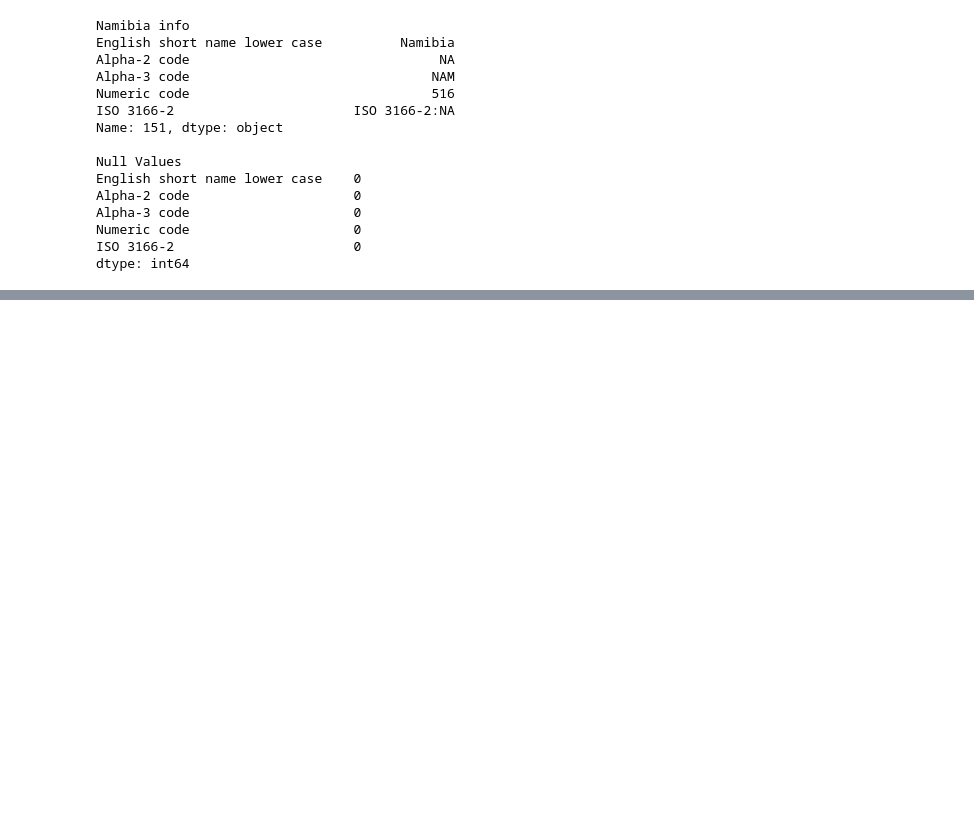
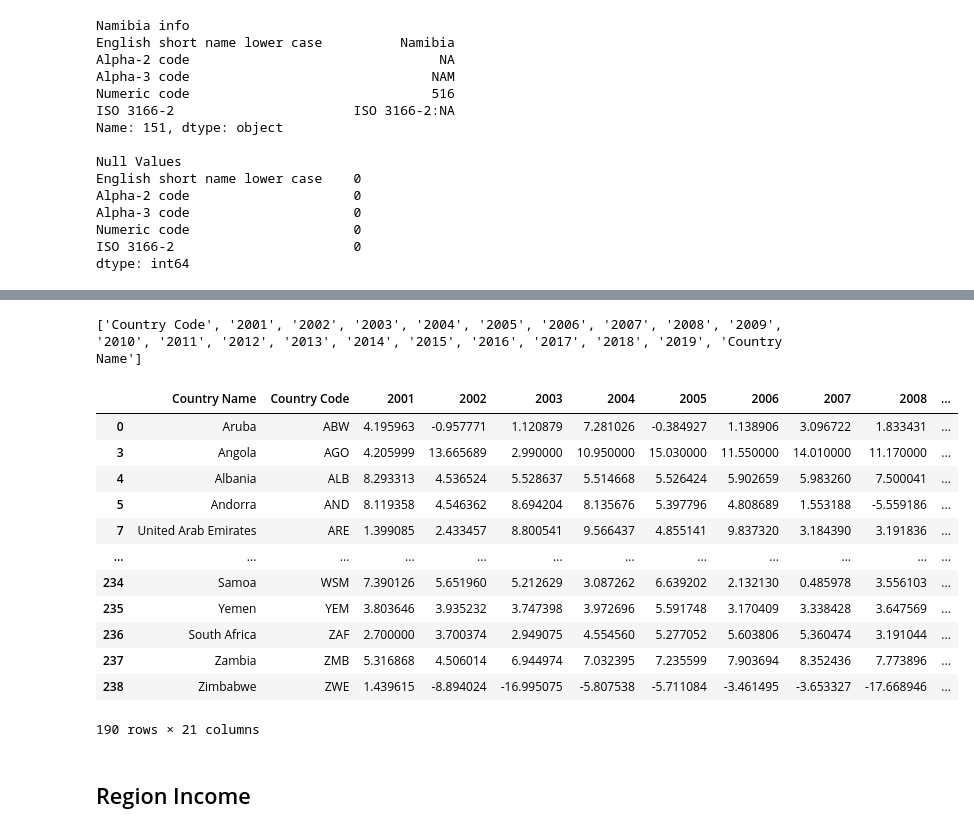
Before and after one commit to svujcich/Global_GDP_Trends, a Jupyter notebook: GDP_growth_ETL.ipynb, the cells around one changed output, grey strips where cells are left out. Drawn from its saved outputs; the diff is of its cells as text; code cells hidden in the pictures; blank space fills up the shorter version.

```diff
--- a/GDP_growth_ETL.ipynb
+++ b/GDP_growth_ETL.ipynb
@@ -386,4 +304,0 @@ print(columns)
-# %%
-#d.reorganize columns
-GDP_growth_df = GDP_growth_df.loc[:,["Country Name",'Country Code', '2001', '2002', '2003', '2004', '2005', '2006', '2007', '2008', '2009', '2010', '2011', '2012', '2013', '2014', '2015', '2016', '2017', '2018', '2019', '2020', '2021']]
-GDP_growth_df
@@ -490,0 +381,26 @@ GDP_growth_df
+# %%
+#c. list column names
+columns = list(GDP_growth_df.columns.values)
+print(columns)
+# %% [output]
+['Country Code', '2001', '2002', '2003', '2004', '2005', '2006', '2007', '2008', '2009', '2010', '2011', '2012', '2013', '2014', '2015', '2016', '2017', '2018', '2019', 'Country Name']
+# %%
+#d.reorganize columns
+GDP_growth_df = GDP_growth_df.loc[:,["Country Name",'Country Code', '2001', '2002', '2003', '2004', '2005', '2006', '2007', '2008', '2009', '2010', '2011', '2012', '2013', '2014', '2015', '2016', '2017', '2018', '2019']]
+GDP_growth_df
+# %% [output]
+|  | Country Name | Country Code | 2001 | 2002 | 2003 | 2004 | 2005 | 2006 | 2007 | 2008 | ... |
+| 0 | Aruba | ABW | 4.195963 | -0.957771 | 1.120879 | 7.281026 | -0.384927 | 1.138906 | 3.096722 | 1.833431 | ... |
+| 3 | Angola | AGO | 4.205999 | 13.665689 | 2.990000 | 10.950000 | 15.030000 | 11.550000 | 14.010000 | 11.170000 | ... |
+| 4 | Albania | ALB | 8.293313 | 4.536524 | 5.528637 | 5.514668 | 5.526424 | 5.902659 | 5.983260 | 7.500041 | ... |
+| 5 | Andorra | AND | 8.119358 | 4.546362 | 8.694204 | 8.135676 | 5.397796 | 4.808689 | 1.553188 | -5.559186 | ... |
+| 7 | United Arab Emirates | ARE | 1.399085 | 2.433457 | 8.800541 | 9.566437 | 4.855141 | 9.837320 | 3.184390 | 3.191836 | ... |
+| ... | ... | ... | ... | ... | ... | ... | ... | ... | ... | ... | ... |
+| 234 | Samoa | WSM | 7.390126 | 5.651960 | 5.212629 | 3.087262 | 6.639202 | 2.132130 | 0.485978 | 3.556103 | ... |
+| 235 | Yemen | YEM | 3.803646 | 3.935232 | 3.747398 | 3.972696 | 5.591748 | 3.170409 | 3.338428 | 3.647569 | ... |
+| 236 | South Africa | ZAF | 2.700000 | 3.700374 | 2.949075 | 4.554560 | 5.277052 | 5.603806 | 5.360474 | 3.191044 | ... |
+| 237 | Zambia | ZMB | 5.316868 | 4.506014 | 6.944974 | 7.032395 | 7.235599 | 7.903694 | 8.352436 | 7.773896 | ... |
+| 238 | Zimbabwe | ZWE | 1.439615 | -8.894024 | -16.995075 | -5.807538 | -5.711084 | -3.461495 | -3.653327 | -17.668946 | ... |
+190 rows × 21 columns
+# %% [markdown]
+## Region Income
```
Also changed, not shown: parts of 37 cells of this notebook, 3 other files.
